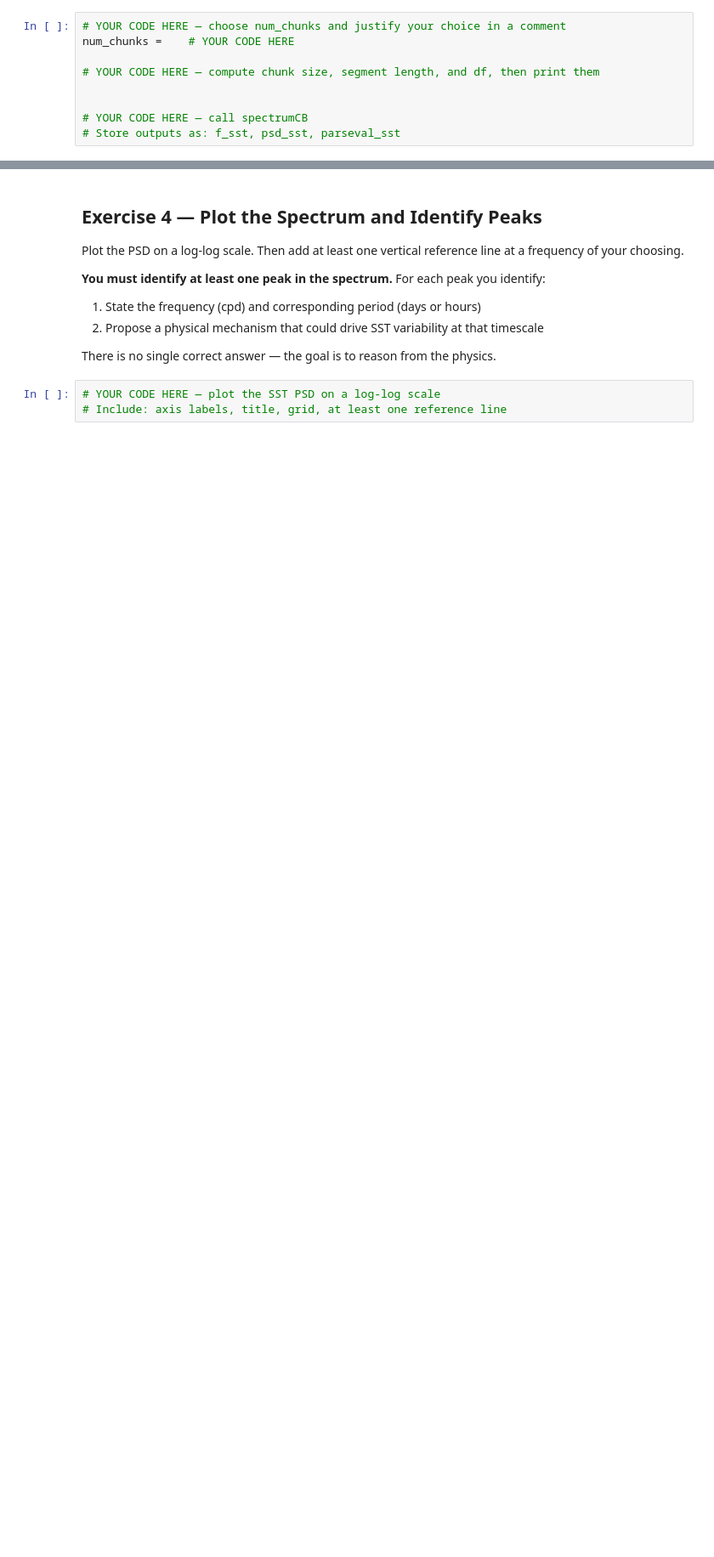
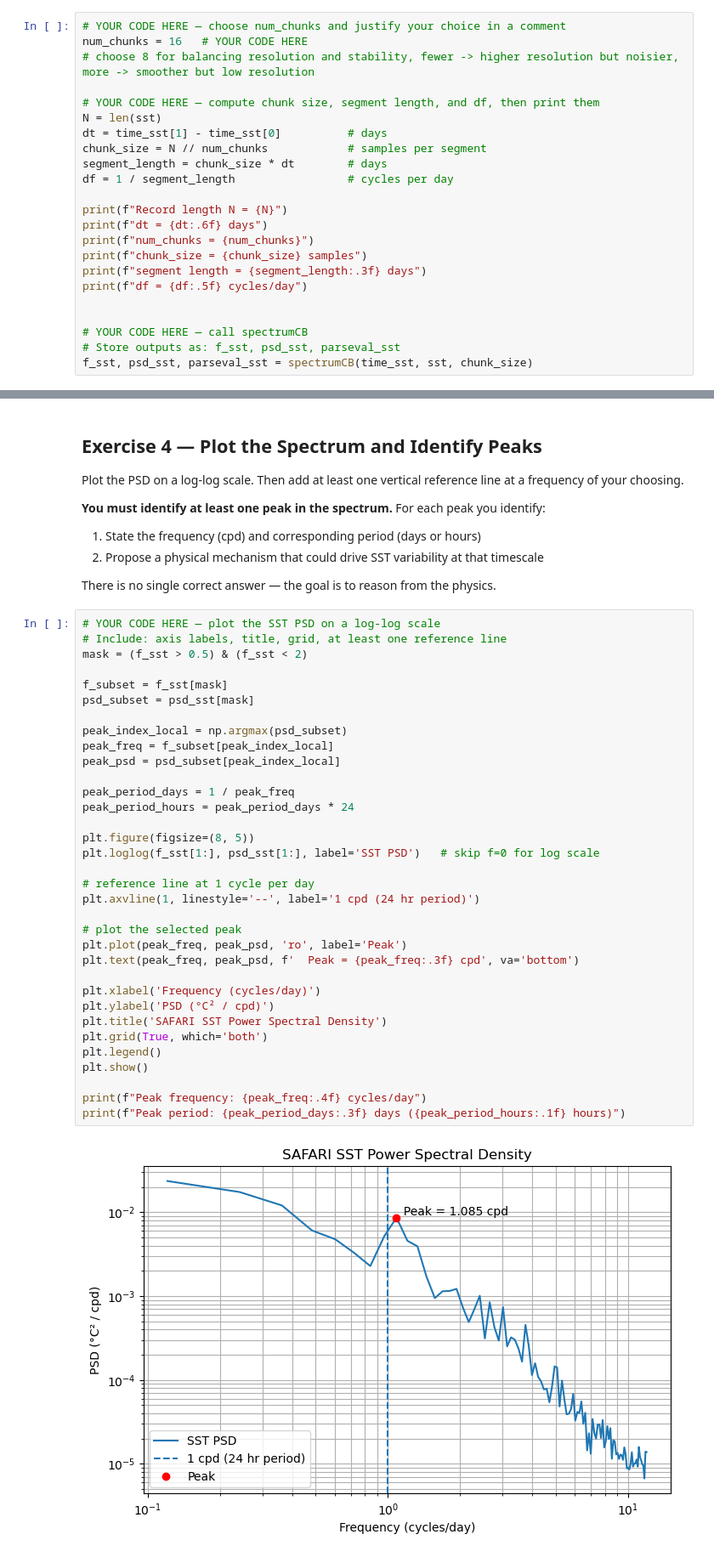
Before and after one commit to mae223-oceantech/time-series-analysis-ChenMinKuan, a Jupyter notebook: Tutorial_SAFARI_SST.ipynb, the cells around one changed output, grey strips where cells are left out. Shown at 85% size. Cells and saved outputs as stored; diff of their text form; blank space fills up the shorter version.

```diff
--- a/Tutorial_SAFARI_SST.ipynb
+++ b/Tutorial_SAFARI_SST.ipynb
@@ -129,10 +157,24 @@ You must choose the number of chunks. Think about:
 State your choice and justify it in a comment.
 # %%
 # YOUR CODE HERE — choose num_chunks and justify your choice in a comment
-num_chunks =    # YOUR CODE HERE
+num_chunks = 16   # YOUR CODE HERE
+# choose 8 for balancing resolution and stability, fewer -> higher resolution but noisier, more -> smoother but low resolution
 
 # YOUR CODE HERE — compute chunk size, segment length, and df, then print them
+N = len(sst)
+dt = time_sst[1] - time_sst[0]          # days
+chunk_size = N // num_chunks            # samples per segment
+segment_length = chunk_size * dt        # days
+df = 1 / segment_length                 # cycles per day
+
+print(f"Record length N = {N}")
+print(f"dt = {dt:.6f} days")
+print(f"num_chunks = {num_chunks}")
+print(f"chunk_size = {chunk_size} samples")
+print(f"segment length = {segment_length:.3f} days")
+print(f"df = {df:.5f} cycles/day")
 
 
 # YOUR CODE HERE — call spectrumCB
 # Store outputs as: f_sst, psd_sst, parseval_sst
+f_sst, psd_sst, parseval_sst = spectrumCB(time_sst, sst, chunk_size)
@@ -149,3 +200,36 @@ There is no single correct answer — the goal is to reason from the physics.
 # %%
 # YOUR CODE HERE — plot the SST PSD on a log-log scale
 # Include: axis labels, title, grid, at least one reference line
+mask = (f_sst > 0.5) & (f_sst < 2)
+
+f_subset = f_sst[mask]
+psd_subset = psd_sst[mask]
+
+peak_index_local = np.argmax(psd_subset)
+peak_freq = f_subset[peak_index_local]
+peak_psd = psd_subset[peak_index_local]
+
+peak_period_days = 1 / peak_freq
+peak_period_hours = peak_period_days * 24
+
+plt.figure(figsize=(8, 5))
+plt.loglog(f_sst[1:], psd_sst[1:], label='SST PSD')   # skip f=0 for log scale
+
+# reference line at 1 cycle per day
+plt.axvline(1, linestyle='--', label='1 cpd (24 hr period)')
+
+# plot the selected peak
+plt.plot(peak_freq, peak_psd, 'ro', label='Peak')
+plt.text(peak_freq, peak_psd, f'  Peak = {peak_freq:.3f} cpd', va='bottom')
+
+plt.xlabel('Frequency (cycles/day)')
+plt.ylabel('PSD (°C² / cpd)')
+plt.title('SAFARI SST Power Spectral Density')
+plt.grid(True, which='both')
+plt.legend()
+plt.show()
+
+print(f"Peak frequency: {peak_freq:.4f} cycles/day")
+print(f"Peak period: {peak_period_days:.3f} days ({peak_period_hours:.1f} hours)")
+# %% [output]
+[figure, added]
```
Also changed, not shown: parts of 5 cells of this notebook, 1 other file.
